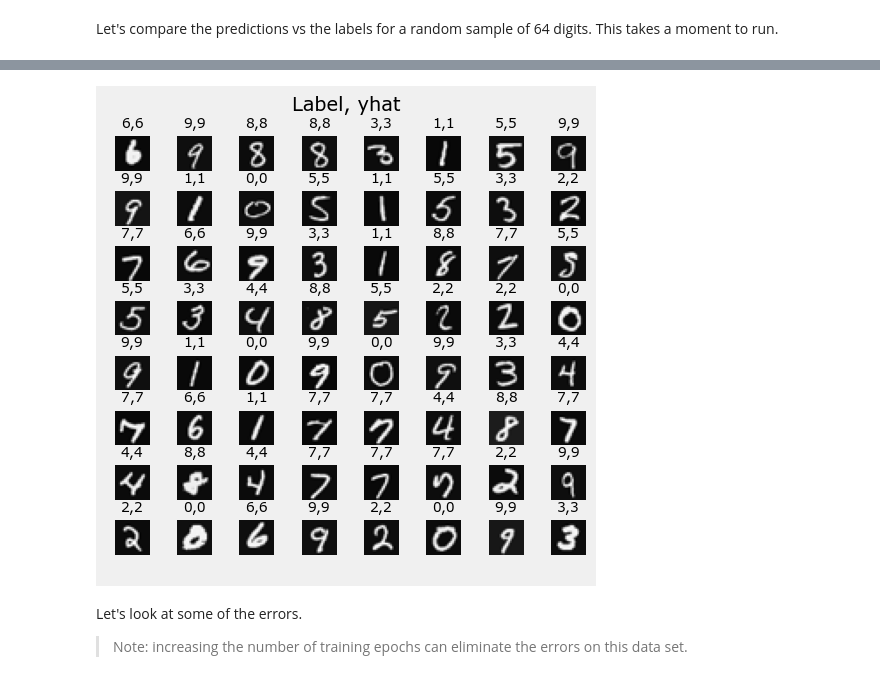
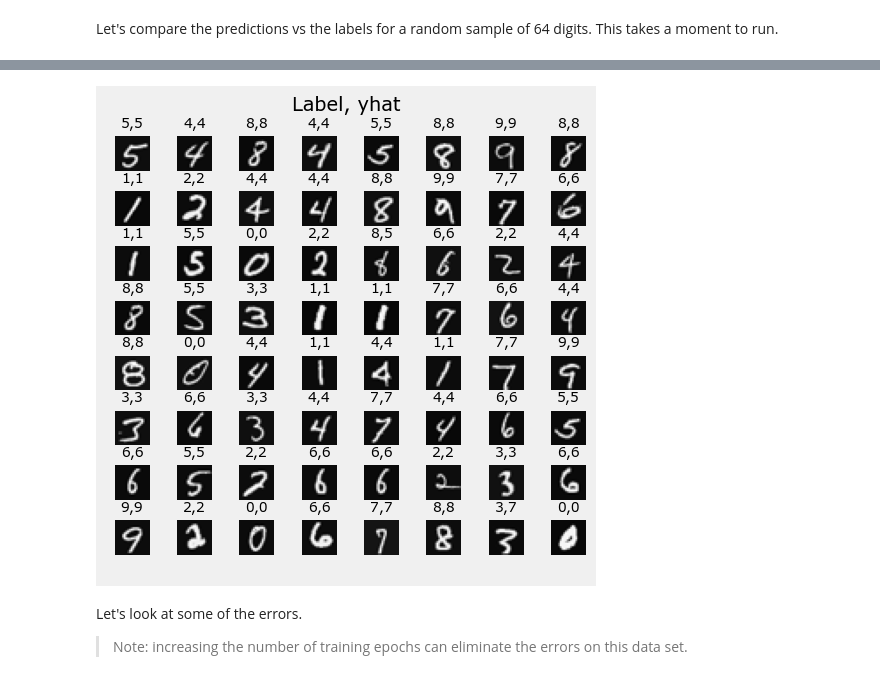
Before and after one commit to frankRenlf/2022-Machine-Learning-Specialization, a Jupyter notebook: Advanced Learning Algorithms/week2/9.Practice Lab Neural network training/C2_W2_Assignment.ipynb, the cells around one changed output, grey strips where cells are left out. Saved outputs shown, nothing was run; the diff lists cells and outputs as text; code cells hidden in the pictures.

```diff
--- a/Advanced Learning Algorithms/week2/9.Practice Lab Neural network training/C2_W2_Assignment.ipynb
+++ b/Advanced Learning Algorithms/week2/9.Practice Lab Neural network training/C2_W2_Assignment.ipynb
@@ -198,3 +195,8 @@ X, y = load_data()
+# %%
+# load dataset
+from sklearn.model_selection import train_test_split
+X, y = load_data()
+X_train, X_test, y_train, y_test = train_test_split(X, y, train_size=0.8)
 # %% [markdown]
 #### 4.2.1 View the variables
 Let's get more familiar with your dataset.
@@ -251,7 +253,7 @@ import warnings
 warnings.simplefilter(action='ignore', category=FutureWarning)
 # You do not need to modify anything in this cell
 
-m, n = X.shape
+m, n = X_train.shape
 
 fig, axes = plt.subplots(8,8, figsize=(5,5))
 fig.tight_layout(pad=0.13,rect=[0, 0.03, 1, 0.91]) #[left, bottom, right, top]
@@ -264,13 +266,13 @@ for i,ax in enumerate(axes.flat):
 
     # Select rows corresponding to the random indices and
     # reshape the image
-    X_random_reshaped = X[random_index].reshape((20,20)).T
+    X_random_reshaped = X_train[random_index].reshape((20, 20)).T
 
     # Display the image
     ax.imshow(X_random_reshaped, cmap='gray')
 
     # Display the label above the image
-    ax.set_title(y[random_index,0])
+    ax.set_title(y_train[random_index,0])
     ax.set_axis_off()
     fig.suptitle("Label, image", fontsize=14)
 # %% [output]
@@ -435,7 +441,7 @@ model.compile(
 )
 
 history = model.fit(
-    X,y,
+    X_train,y_train,
     epochs=40
 )
 # %% [output]
@@ -477,7 +481,7 @@ plot_loss_tf(history)
 #### Prediction
 To make a prediction, use Keras `predict`. Below, X[1015] contains an image of a two.
 # %%
-image_of_two = X[1015]
+image_of_two = X_train[1015]
 display_digit(image_of_two)
 
 prediction = model.predict(image_of_two.reshape(1,400))  # prediction
@@ -515,10 +519,9 @@ Let's compare the predictions vs the labels for a random sample of 64 digits. Th
 import warnings
 warnings.simplefilter(action='ignore', category=FutureWarning)
 # You do not need to modify anything in this cell
-print(X[0].shape)
-print(X[0].reshape(1,400).shape)
-m, n = X.shape
-prediction = model.predict(X)
+m, n = X_test.shape
+print(X_test.shape, y_test.shape)
+prediction = model.predict(X_test)
 fig, axes = plt.subplots(8,8, figsize=(5,5))
 fig.tight_layout(pad=0.13,rect=[0, 0.03, 1, 0.91]) #[left, bottom, right, top]
 widgvis(fig)
@@ -528,7 +531,7 @@ for i,ax in enumerate(axes.flat):
 
     # Select rows corresponding to the random indices and
     # reshape the image
-    X_random_reshaped = X[random_index].reshape((20,20)).T
+    X_random_reshaped = X_test[random_index].reshape((20,20)).T
 
     # Display the image
     ax.imshow(X_random_reshaped, cmap='gray')
@@ -539,7 +542,7 @@ for i,ax in enumerate(axes.flat):
     yhat = np.argmax(prediction_p)
 
     # Display the label above the image
-    ax.set_title(f"{y[random_index,0]},{yhat}",fontsize=10)
+    ax.set_title(f"{y_test[random_index,0]},{yhat}",fontsize=10)
     ax.set_axis_off()
 fig.suptitle("Label, yhat", fontsize=14)
 plt.show()
@@ -550,4 +552,4 @@ plt.show()
-[figure, old version]
+[figure, new version]
 # %% [markdown]
 Let's look at some of the errors.
 >Note: increasing the number of training epochs can eliminate the errors on this data set.
```
Also changed, not shown: parts of 13 cells of this notebook.
